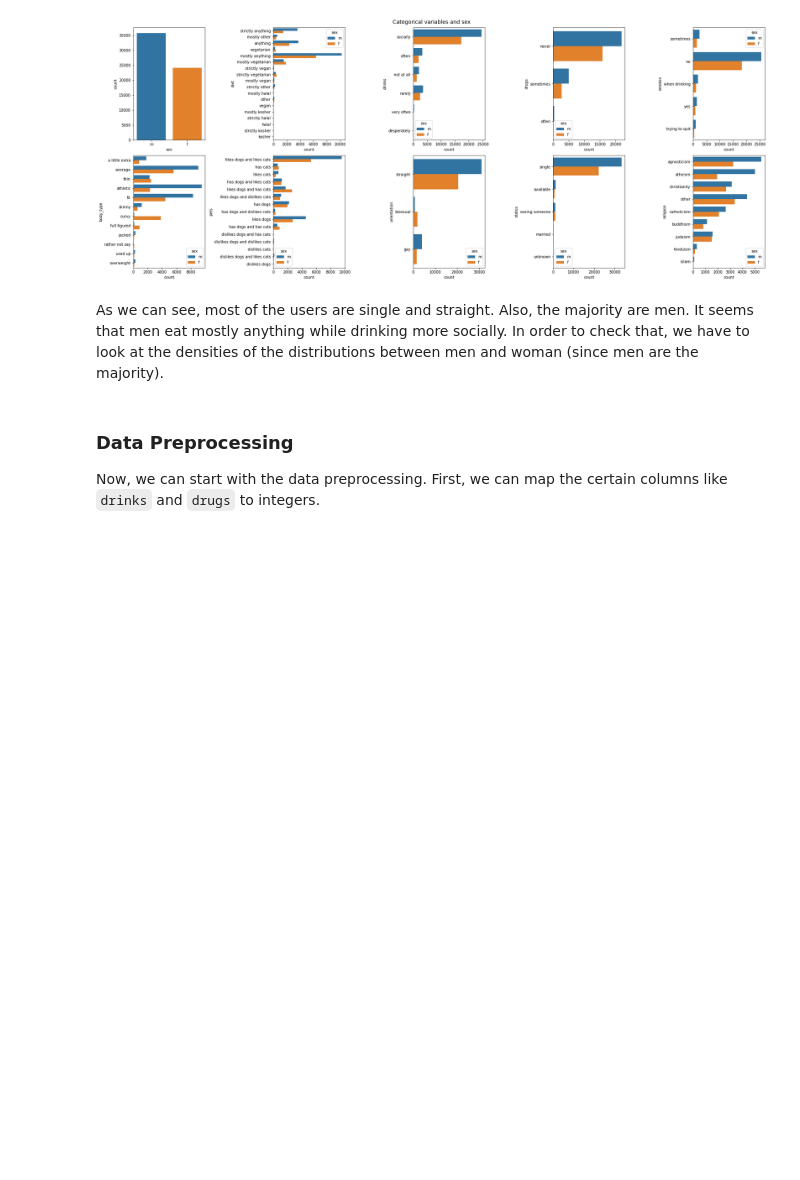
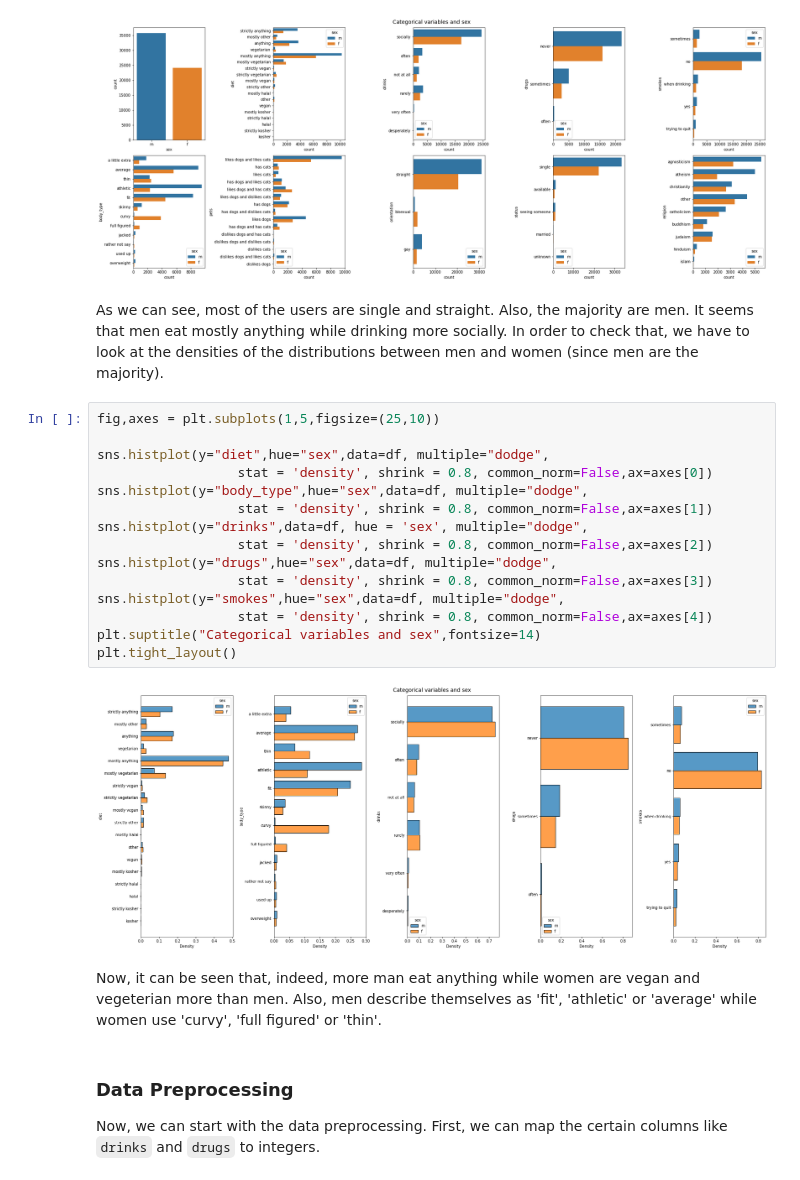
Before and after one commit to zele95/OKCupid_Date-a-Scientist_ML, a Jupyter notebook: date-a-scientist.ipynb, the cells around one changed output. Cells and saved outputs as stored; diff of their text form; blank space fills up the shorter version.

```diff
--- a/date-a-scientist.ipynb
+++ b/date-a-scientist.ipynb
@@ -171,7 +171,26 @@ plt.tight_layout()
 # %% [output]
 [figure]
 # %% [markdown]
-As we can see, most of the users are single and straight. Also, the majority are men. It seems that men eat mostly anything while drinking more socially. In order to check that, we have to look at the densities of the distributions between men and woman (since men are the majority).
+As we can see, most of the users are single and straight. Also, the majority are men. It seems that men eat mostly anything while drinking more socially. In order to check that, we have to look at the densities of the distributions between men and women (since men are the majority).
+# %%
+fig,axes = plt.subplots(1,5,figsize=(25,10))
+
+sns.histplot(y="diet",hue="sex",data=df, multiple="dodge",
+                  stat = 'density', shrink = 0.8, common_norm=False,ax=axes[0])
+sns.histplot(y="body_type",hue="sex",data=df, multiple="dodge",
+                  stat = 'density', shrink = 0.8, common_norm=False,ax=axes[1])
+sns.histplot(y="drinks",data=df, hue = 'sex', multiple="dodge",
+                  stat = 'density', shrink = 0.8, common_norm=False,ax=axes[2])
+sns.histplot(y="drugs",hue="sex",data=df, multiple="dodge",
+                  stat = 'density', shrink = 0.8, common_norm=False,ax=axes[3])
+sns.histplot(y="smokes",hue="sex",data=df, multiple="dodge",
+                  stat = 'density', shrink = 0.8, common_norm=False,ax=axes[4])
+plt.suptitle("Categorical variables and sex",fontsize=14)
+plt.tight_layout()
+# %% [output]
+[figure, added]
+# %% [markdown]
+Now, it can be seen that, indeed, more man eat anything while women are vegan and vegeterian more than men. Also, men describe themselves as 'fit', 'athletic' or 'average' while women use 'curvy', 'full figured' or 'thin'.
 # %% [markdown]
 ### **Data Preprocessing**
 
```
